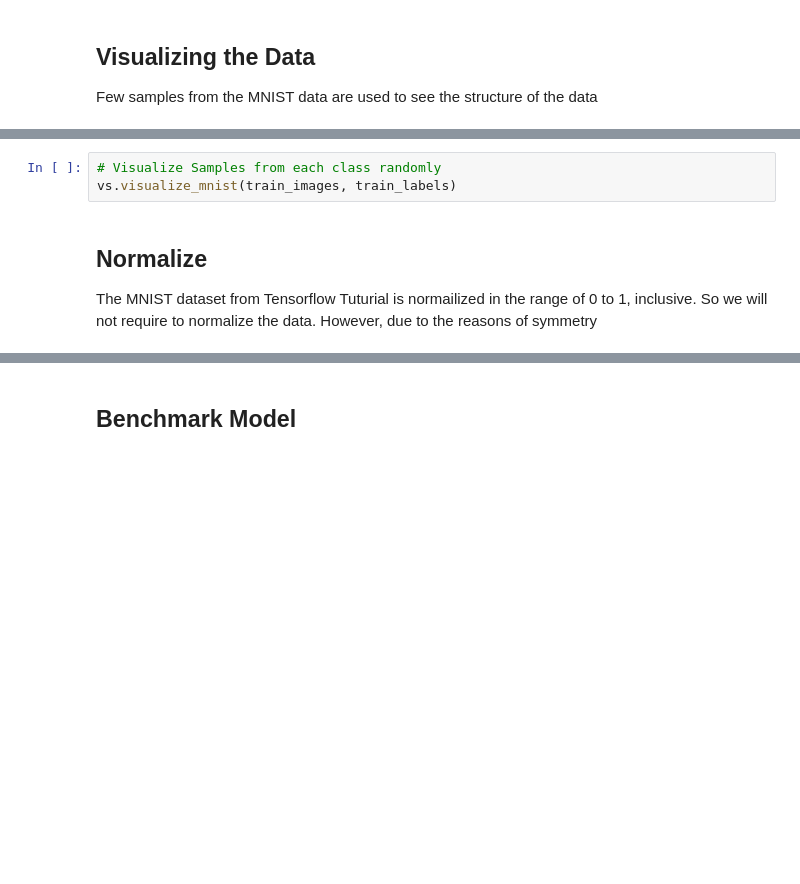
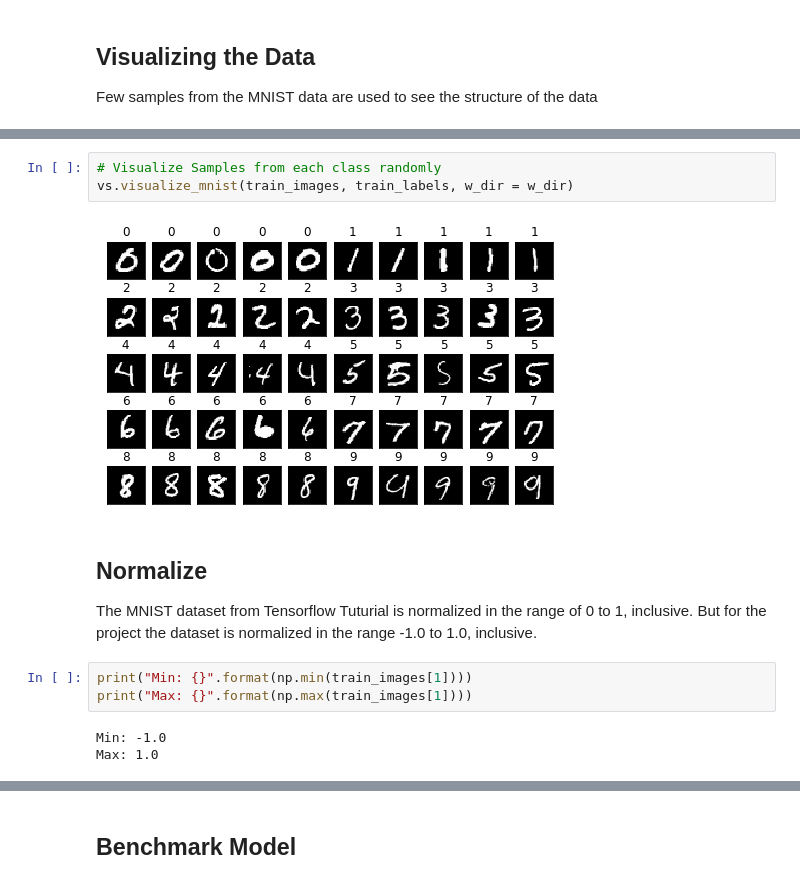
Before and after one commit to pritywiz/RobustClassifier, a Jupyter notebook: WGAN_Robust_Classifier.ipynb, the cells around one changed output, grey strips where cells are left out. Drawn from its saved outputs; the diff is of its cells as text; blank space fills up the shorter version.

```diff
--- a/WGAN_Robust_Classifier.ipynb
+++ b/WGAN_Robust_Classifier.ipynb
@@ -46,7 +85,15 @@ print ("Number of classes: {}".format(train_labels.shape[1]))
 Random images from each class is displayed to visualize the handwritten digits and their labels.
 # %%
 # Visualize Samples from each class randomly
-vs.visualize_mnist(train_images, train_labels)
+vs.visualize_mnist(train_images, train_labels, w_dir = w_dir)
+# %% [output]
+[figure, added]
 # %% [markdown]
 ## Normalize
-The MNIST dataset from Tensorflow Tuturial is normailized in the range of 0 to 1, inclusive. So we will not require to normalize the data. However, due to the reasons of symmetry
+The MNIST dataset from Tensorflow Tuturial is normalized in the range of 0 to 1, inclusive. But for the project the dataset is normalized in the range -1.0 to 1.0, inclusive.
+# %%
+print("Min: {}".format(np.min(train_images[1])))
+print("Max: {}".format(np.max(train_images[1])))
+# %% [output]
+Min: -1.0
+Max: 1.0
```
Also changed, not shown: parts of 74 cells of this notebook, 7 other files.
